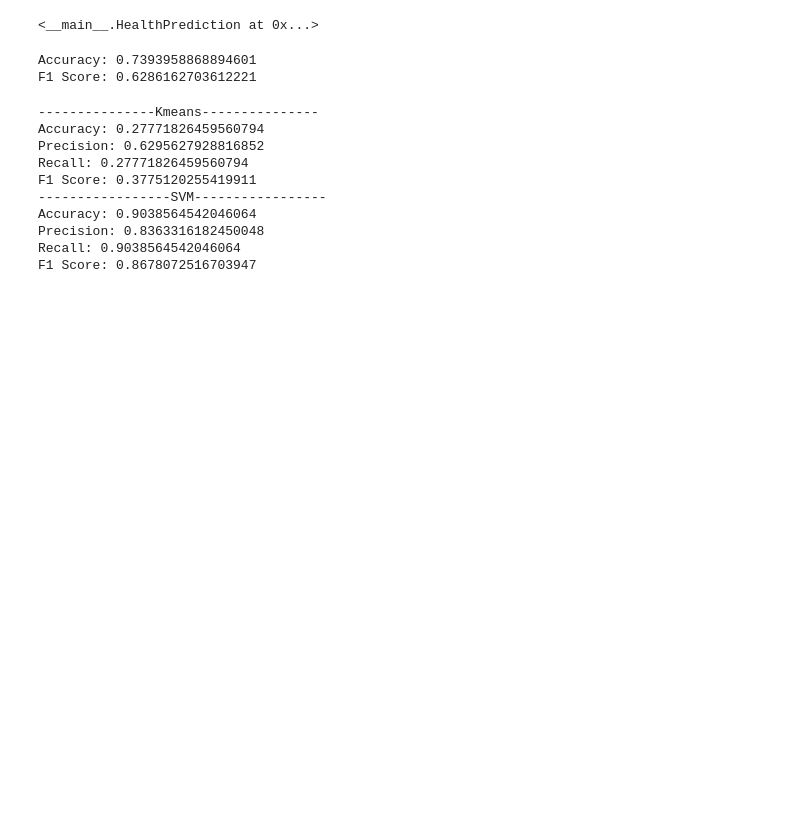
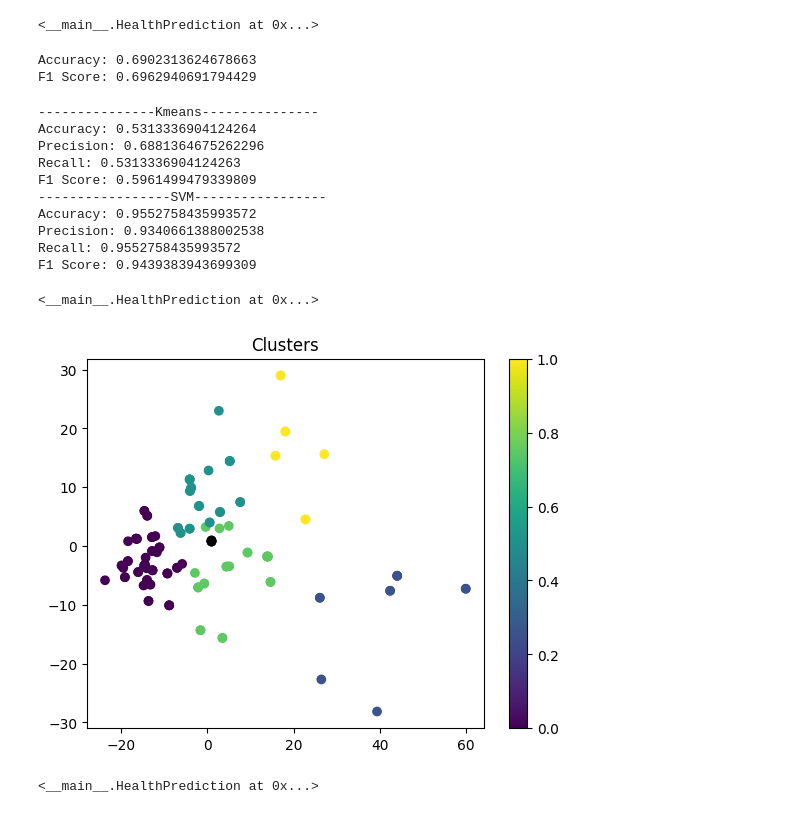
Before and after one commit to Himanshu41/HealthConditionPredictionusingEEGdata, a Jupyter notebook: Health_Prediction_Model.ipynb, the cells around one changed output. Cells and saved outputs as stored; diff of their text form; code cells hidden in the pictures; blank space fills up the shorter version.

```diff
--- a/Health_Prediction_Model.ipynb
+++ b/Health_Prediction_Model.ipynb
@@ -42,7 +43,7 @@ def preProcessDataForModel(data, label = []):
 class HealthPrediction:
     def __init__(self, num_clusters):
         self.num_clusters = num_clusters
-        self.kmeans = KMeans(n_clusters=num_clusters, n_init=5, max_iter=500)
+        self.kmeans = KMeans(n_clusters = num_clusters)
         self.svm = SVC(C=1.0, kernel='rbf')
         self.clusterLabels = dict()
         self.kmeansAccuracy = 0
@@ -55,6 +56,7 @@ class HealthPrediction:
         self.svmRecall = 0
 
     def trainKmeans(self, X):
+      self.X = X
       self.kmeans.fit(X)
       return self
 
@@ -117,6 +119,18 @@ class HealthPrediction:
       print("Precision: " + str(self.svmPrecision))
       print("Recall: " + str(self.svmRecall))
       print("F1 Score: " + str(self.svmF1Score))
+      return self
+
+    def plotClusters(self):
+      pca = PCA(n_components=2)
+      reduced_data = pca.fit_transform(self.X)
+      cluster_labels = self.kmeans.labels_
+      plt.scatter(reduced_data[:, 0], reduced_data[:, 1], c=cluster_labels, cmap='viridis')
+      plt.scatter(self.kmeans.cluster_centers_[:, 0], self.kmeans.cluster_centers_[:, 1], c='#000000')
+      plt.title('Clusters')
+      plt.colorbar()
+      plt.show()
+      return self
 # %%
 #Reading Data and dropping the columns that are not in use for better training
 raw_data = pd.read_csv(raw_data_path)
@@ -167,7 +181,7 @@ set(psychiatric_data['specific.disorder'])
  'Social anxiety disorder'}
 # %%
 #Encoding All the disorders to 0, Panic Disorder to 1, Schizophrenia to 2 for training and Healthy Control to 3
-#psychiatric_data['encoded_disorder'] = 0
+psychiatric_data['encoded_disorder'] = 0
 psychiatric_data.loc[psychiatric_data['specific.disorder'] == 'Panic disorder', 'encoded_disorder'] = 1
 psychiatric_data.loc[psychiatric_data['specific.disorder'] == 'Schizophrenia', 'encoded_disorder'] = 2
 psychiatric_data.loc[psychiatric_data['specific.disorder'] == 'Healthy control', 'encoded_disorder'] = 3
@@ -249,19 +263,26 @@ f1Score = f1_score(list(combined_test_labels), prediction, average='weighted')
 print('Accuracy: ' + str(acc))
 print('F1 Score: ' + str(f1Score))
 # %% [output]
-Accuracy: 0.7393958868894601
-F1 Score: 0.6286162703612221
+Accuracy: 0.6902313624678663
+F1 Score: 0.6962940691794429
 # %%
 #Printing Evaluation of algorithms separately
 myModel.printEvaluationOfAlgorithms()
 # %% [output]
 ---------------Kmeans---------------
-Accuracy: 0.27771826459560794
-Precision: 0.6295627928816852
-Recall: 0.27771826459560794
-F1 Score: 0.3775120255419911
+Accuracy: 0.5313336904124264
+Precision: 0.6881364675262296
+Recall: 0.5313336904124263
+F1 Score: 0.5961499479339809
 -----------------SVM-----------------
-Accuracy: 0.9038564542046064
-Precision: 0.8363316182450048
-Recall: 0.9038564542046064
-F1 Score: 0.8678072516703947
+Accuracy: 0.9552758435993572
+Precision: 0.9340661388002538
+Recall: 0.9552758435993572
+F1 Score: 0.9439383943699309
+<__main__.HealthPrediction at 0x...>
+# %%
+#Generate Scatter Plot
+myModel.plotClusters()
+# %% [output]
+[figure, added]
+<__main__.HealthPrediction at 0x...>
```
Also changed, not shown: parts of 1 cell of this notebook.
